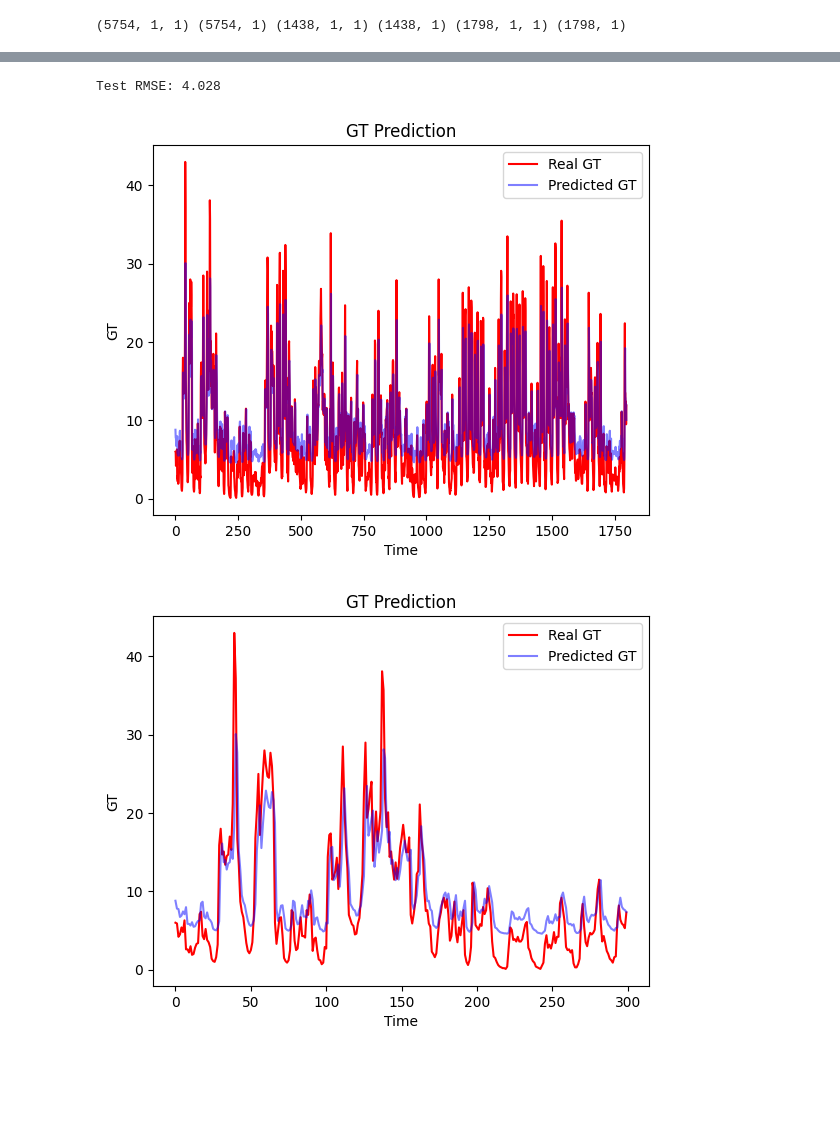
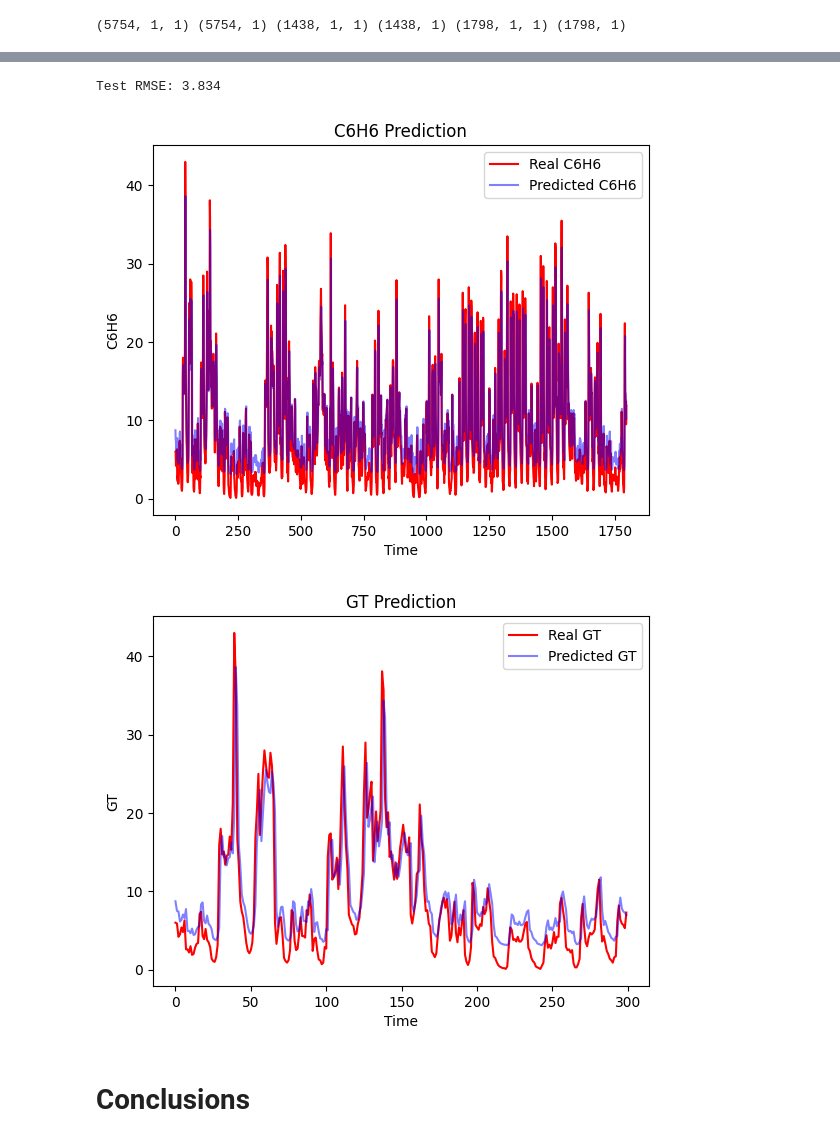
Before and after one commit to lavo2/ISPR-Midterms, a Jupyter notebook: 3/midterm3.ipynb, the cells around one changed output, grey strips where cells are left out. Saved outputs shown, nothing was run; the diff lists cells and outputs as text; code cells hidden in the pictures; blank space fills up the shorter version.

Commit message:
more cleaning, need to add conclusions

```diff
--- a/3/midterm3.ipynb
+++ b/3/midterm3.ipynb
@@ -246,6 +249,9 @@ print(x_train.shape, y_train.shape, x_validation.shape, y_validation.shape, x_te
 # %%
 model2 =  Sequential()
 
-model2.add(LSTM(1, input_shape=(x_train.shape[1], x_train.shape[2])))
+model2.add(Input(shape=(x_train.shape[1], x_train.shape[2])))
+model2.add(LSTM(16))
 model2.add(Dropout(0.2))
 model2.add(Dense(1))
+
+model2.compile(loss='mean_squared_error', optimizer='adam')
@@ -271,2 +277,2 @@ None
 # %%
-history = model2.fit(x_train, y_train, validation_data=[x_validation, y_validation], epochs=20, batch_size=50, verbose=1, shuffle=False)
+history = model2.fit(x_train, y_train, validation_data=[x_validation, y_validation], epochs=15, batch_size=64, verbose=False, shuffle=False)
@@ -313,19 +301,19 @@ y_test = scaler.inverse_transform(y_test)
 rmse2 = math.sqrt(mean_squared_error(y_test, predict2))
 print('Test RMSE: %.3f' % rmse2)
 # %% [output]
-Test RMSE: 4.028
+Test RMSE: 3.834
 # %%
 # plot the data
-plt.plot(y_test, color = 'red', label = 'Real GT')
-plt.plot(predict2, color = 'blue', label = 'Predicted GT', alpha=0.5)
-plt.title('GT Prediction')
+plt.plot(y_test, color = 'red', label = 'Real C6H6')
+plt.plot(predict2, color = 'blue', label = 'Predicted C6H6', alpha=0.5)
+plt.title('C6H6 Prediction')
 
 plt.xlabel('Time')
-plt.ylabel('GT')
+plt.ylabel('C6H6')
 plt.legend()
 plt.show()
 # %% [output]
-[figure, old version]
+[figure, new version]
 # %%
 # plot the data
 plt.plot(y_test[:300], color = 'red', label = 'Real GT')
@@ -337,4 +325,6 @@ plt.ylabel('GT')
 plt.legend()
 plt.show()
 # %% [output]
-[figure, old version]
+[figure, new version]
+# %% [markdown]
+# Conclusions
```
Also changed, not shown: parts of 30 cells of this notebook.
